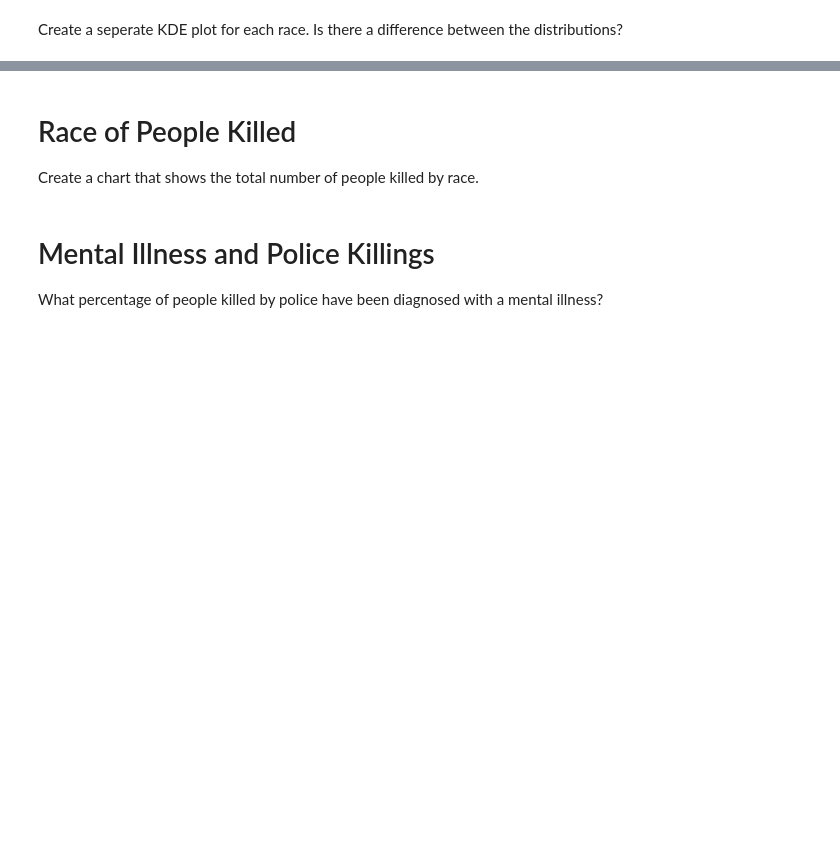
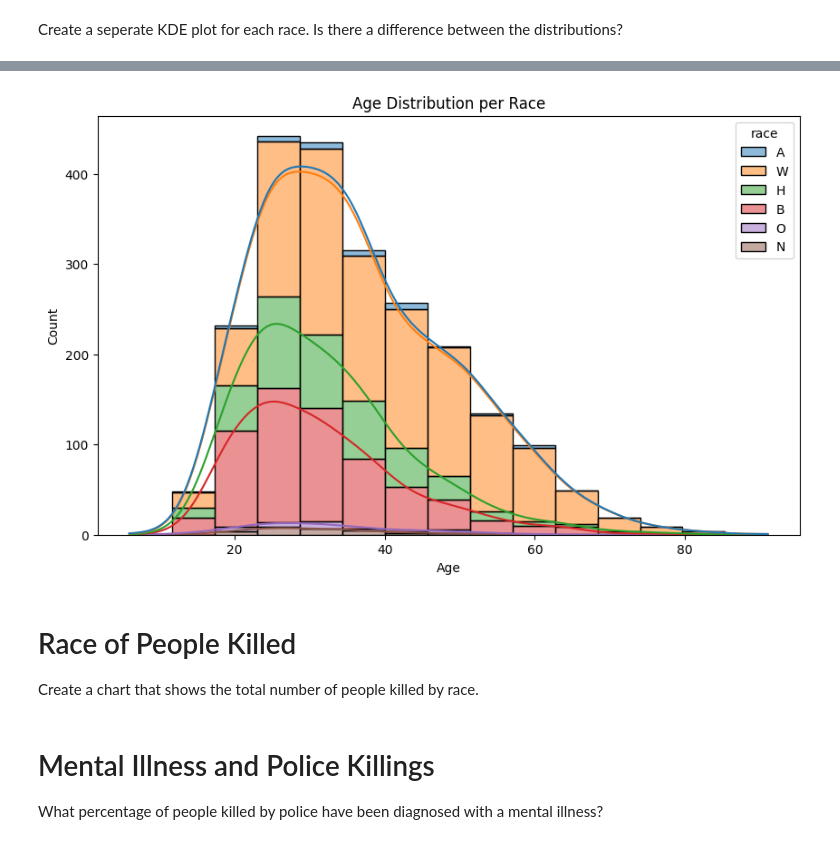
Before and after one commit to Bill-khk/Data-analysis, a Jupyter notebook: FatalForce/Fatal_Force.ipynb, the cells around one changed output, grey strips where cells are left out. Cells and saved outputs as stored; diff of their text form; code cells hidden in the pictures; blank space fills up the shorter version.

```diff
--- a/FatalForce/Fatal_Force.ipynb
+++ b/FatalForce/Fatal_Force.ipynb
@@ -419,3 +453,12 @@ Create a seperate KDE plot for each race. Is there a difference between the dist
+# %%
+plt.figure(figsize=(10, 6))
+sns.histplot(data=df_fatalities, x="age", hue="race", kde=True, bins=15, multiple="stack")
+plt.title("Age Distribution per Race")
+plt.xlabel("Age")
+plt.ylabel("Count")
+plt.show()
+# %% [output]
+[figure, added]
 # %% [markdown]
 # Race of People Killed
 
```
Also changed, not shown: parts of 10 cells of this notebook.
